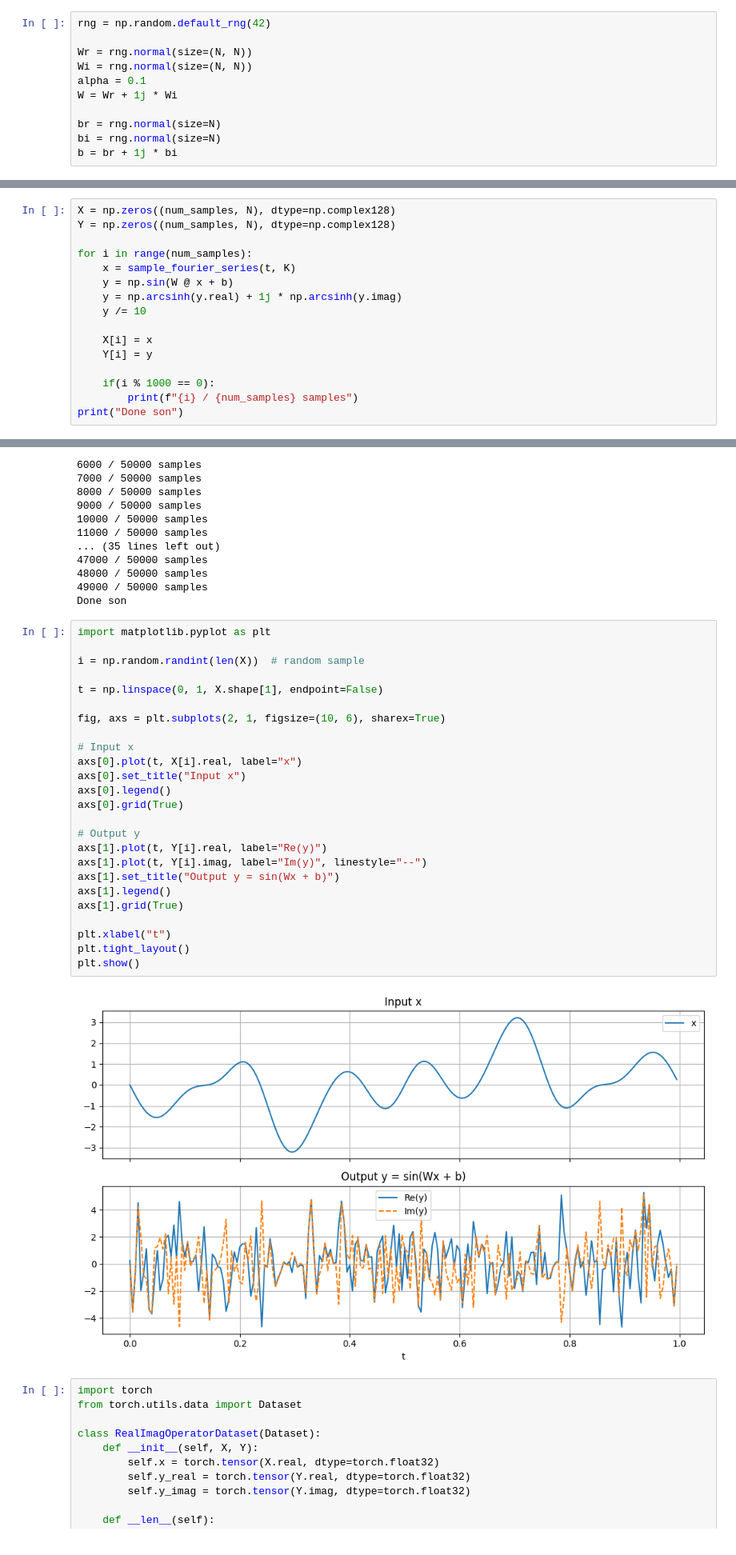
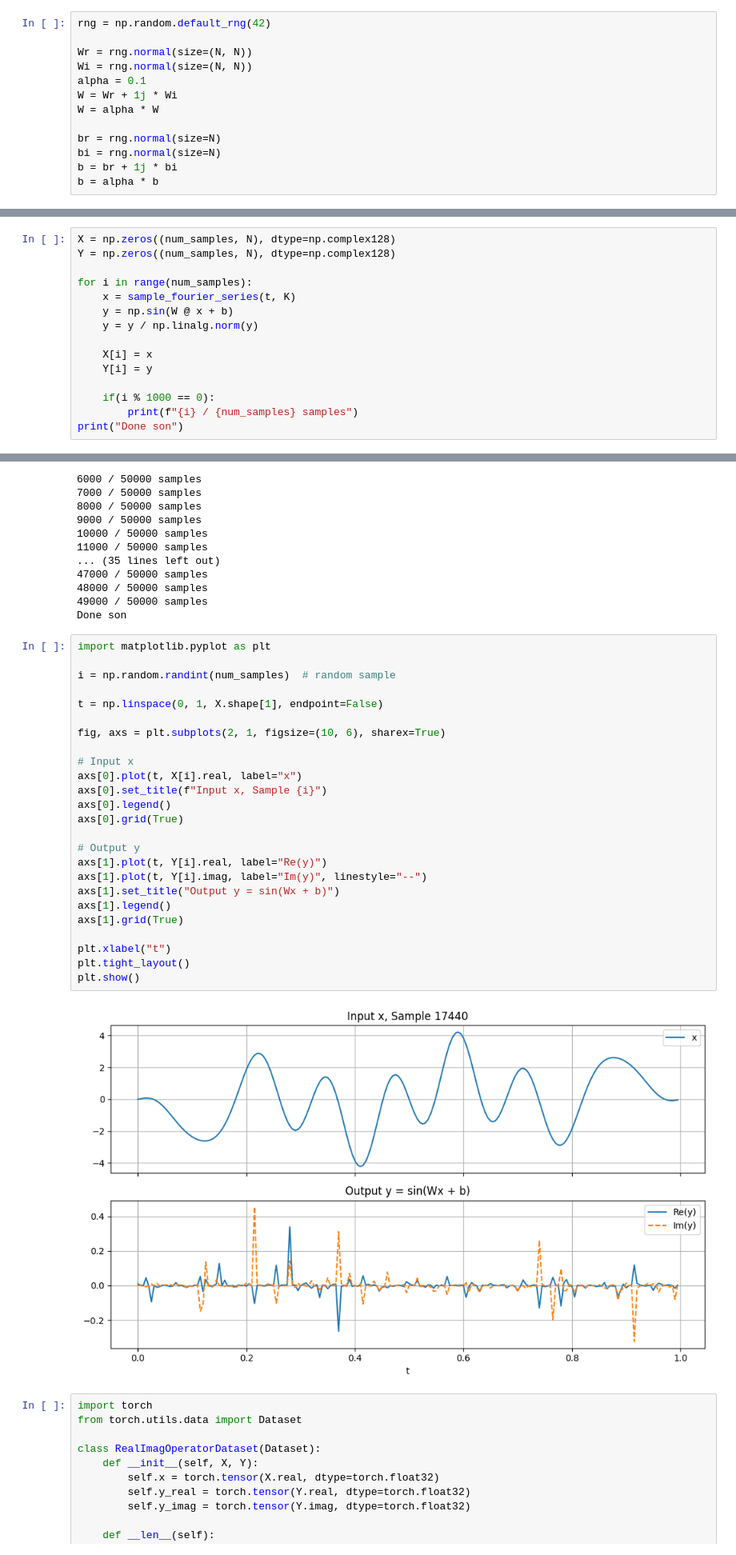
Before and after one commit to KaizokuOu56/movingMirror, a Jupyter notebook: trials1/sin_trial.ipynb, the cells around one changed output, grey strips where cells are left out. Shown at 80% size. Cells and saved outputs as stored; diff of their text form.

Commit message:
reduced W and b, divided y by its norm

```diff
--- a/trials1/sin_trial.ipynb
+++ b/trials1/sin_trial.ipynb
@@ -29,10 +29,12 @@ Wr = rng.normal(size=(N, N))
 Wi = rng.normal(size=(N, N))
 alpha = 0.1
 W = Wr + 1j * Wi
+W = alpha * W
 
 br = rng.normal(size=N)
 bi = rng.normal(size=N)
 b = br + 1j * bi
+b = alpha * b
 # %%
 import matplotlib.pyplot as plt
 
@@ -87,8 +89,7 @@ Y = np.zeros((num_samples, N), dtype=np.complex128)
 for i in range(num_samples):
     x = sample_fourier_series(t, K)
     y = np.sin(W @ x + b)
-    y = np.arcsinh(y.real) + 1j * np.arcsinh(y.imag)
-    y /= 10
+    y = y / np.linalg.norm(y)
 
     X[i] = x
     Y[i] = y
@@ -117,30 +118,30 @@ Done son
 # %%
 import matplotlib.pyplot as plt
 
-i = np.random.randint(len(X))  # random sample
+i = np.random.randint(num_samples)  # random sample
 
 t = np.linspace(0, 1, X.shape[1], endpoint=False)
 
 fig, axs = plt.subplots(2, 1, figsize=(10, 6), sharex=True)
 
 # Input x
 axs[0].plot(t, X[i].real, label="x")
-axs[0].set_title("Input x")
+axs[0].set_title(f"Input x, Sample {i}")
 axs[0].legend()
 axs[0].grid(True)
 
 # Output y
 axs[1].plot(t, Y[i].real, label="Re(y)")
 axs[1].plot(t, Y[i].imag, label="Im(y)", linestyle="--")
 axs[1].set_title("Output y = sin(Wx + b)")
 axs[1].legend()
 axs[1].grid(True)
 
 plt.xlabel("t")
 plt.tight_layout()
 plt.show()
 # %% [output]
-[figure, old version]
+[figure, new version]
 # %%
 import torch
 from torch.utils.data import Dataset
```
Also changed, not shown: parts of 8 cells of this notebook.
